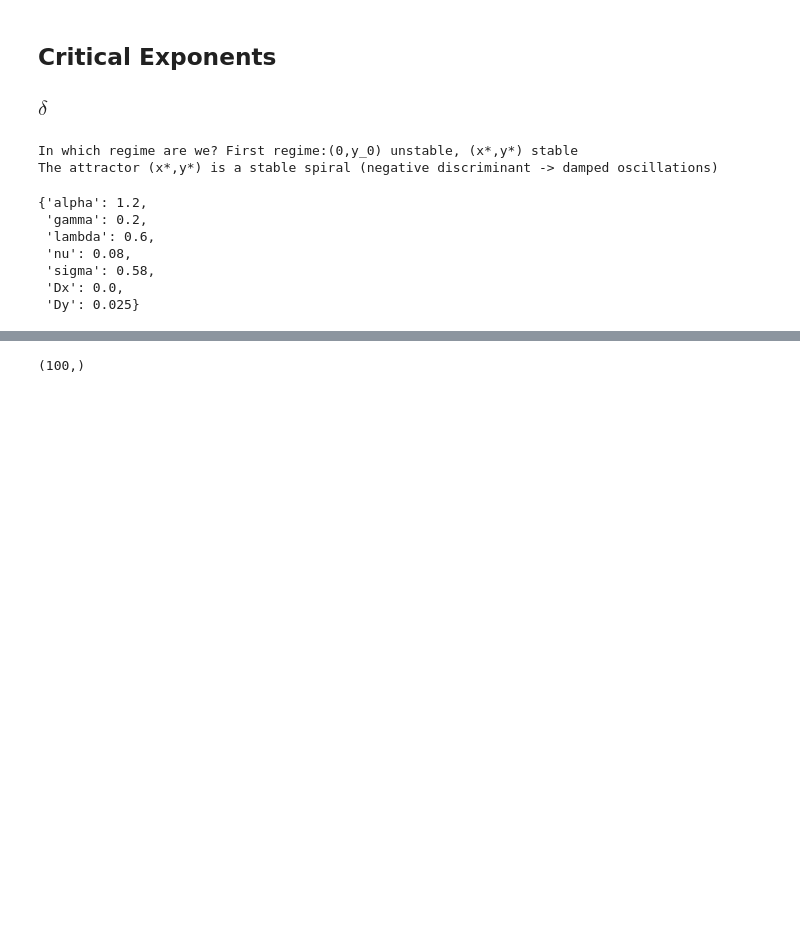
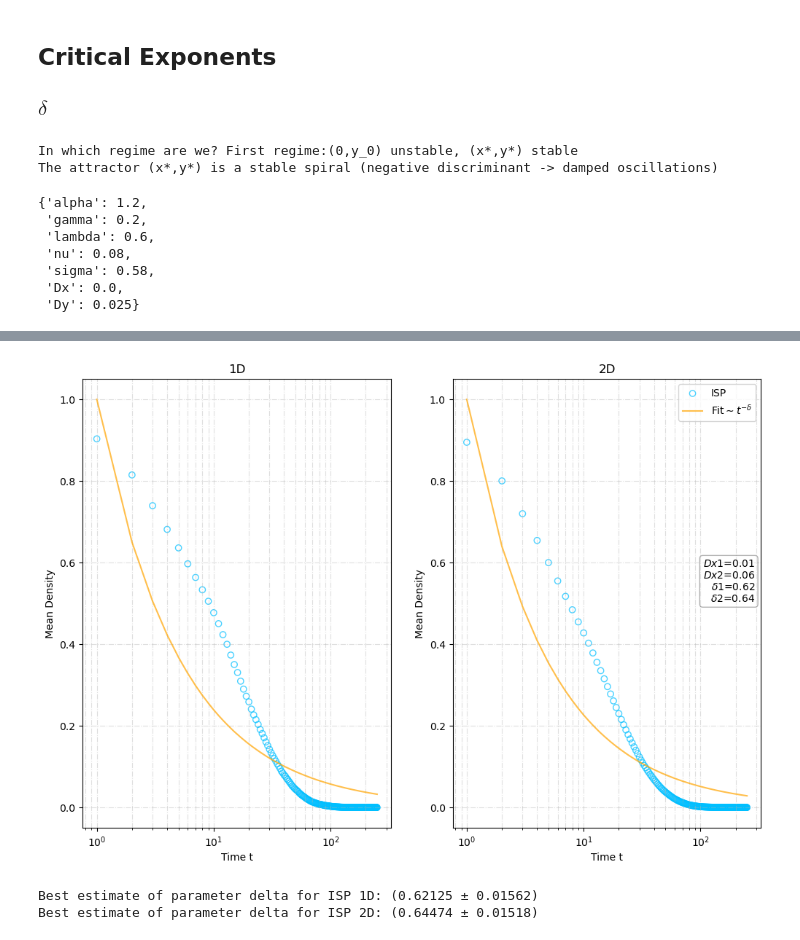
Before and after one commit to pietromalagoli/PCS, a Jupyter notebook: project.ipynb, the cells around one changed output, grey strips where cells are left out. Saved outputs shown, nothing was run; the diff lists cells and outputs as text; code cells hidden in the pictures; blank space fills up the shorter version.

Commit message:
Critical exponents evaluated, still to run and fix

```diff
--- a/project.ipynb
+++ b/project.ipynb
@@ -945,4 +902,67 @@ plt.show()
-# %%
-mean_density.shape
-# %% [output]
-(100,)
+# %%
+def Fdensity(x,delta):      # known scaling for the density of active sites
+    return x**(-delta)
+n_iter = 100     # number of iterations per set of parameters
+models = [m.lattice1,m.lattice2,m.lattice3]
+time_steps = 250
+max_workers = min(os.cpu_count() or 1,n_iter,8)
+
+dim = 1
+model = models[dim-1]
+local_par1 = par.copy()
+local_par1['Dx'] = 0.01341 # set the system at criticality
+N1 = 500
+args = [(N1,time_steps,local_par1,2)]*n_iter
+active_density_mat1 = np.zeros((n_iter,time_steps))
+with concurrent.futures.ProcessPoolExecutor(max_workers=max_workers) as exe:
+    for i,res in enumerate(exe.map(model,args)):
+        active_density_mat1[i,:] = res
+mean_density1 = np.mean(active_density_mat1,axis=0)
+
+dim = 2
+model = models[dim-1]
+local_par2 = par.copy()
+local_par2['Dx'] = 0.0576 # set the system at criticality
+N2 = 100
+args = [(N2,time_steps,local_par2,2)]*n_iter
+active_density_mat2 = np.zeros((n_iter,time_steps))
+with concurrent.futures.ProcessPoolExecutor(max_workers=max_workers) as exe:
+    for i,res in enumerate(exe.map(model,args)):
+        active_density_mat2[i,:] = res
+mean_density2 = np.mean(active_density_mat2,axis=0)
+# Fit
+best_delta1, best_cov1 = curve_fit(f=Fdensity,xdata=np.arange(1,time_steps+1),ydata=mean_density1,p0=0.24,maxfev=1000) # parameter initial guess
+best_delta2, best_cov2 = curve_fit(f=Fdensity,xdata=np.arange(1,time_steps+1),ydata=mean_density2,p0=0.44,maxfev=1000) # comes from the paper
+best_error1 = np.sqrt(np.diag(best_cov1))   # compute standard deviation from covariance
+best_error2 = np.sqrt(np.diag(best_cov2))
+
+fig, ax = plt.subplots(1,2,figsize=(12,8))
+ax[0].scatter(np.arange(1,time_steps+1),mean_density1,alpha=0.7,facecolors='none', edgecolors='deepskyblue',label='ISP')
+ax[0].plot(np.arange(1,time_steps+1),Fdensity(np.arange(1,time_steps+1),best_delta1),c='orange',label=r'$Fit as t^{-\delta}$',alpha=0.7)
+ax[0].set_xlabel('Time t')
+ax[0].set_ylabel('Mean Density')
+ax[0].set_xscale('log')
+ax[0].set_title('1D')
+ax[0].grid(True,which='both',alpha=0.4,linestyle='-.')
+#m.add_par_box({'N': N1, 'time_steps': time_steps, r'$D^{c}_{x}$':local_par1['Dx'], r'$\delta$':best_delta1})
+
+ax[1].scatter(np.arange(1,time_steps+1),mean_density2,alpha=0.7,facecolors='none', edgecolors='deepskyblue',label='ISP')
+ax[1].plot(np.arange(1,time_steps+1),Fdensity(np.arange(1,time_steps+1),best_delta2),c='orange',label=r'$\text{Fit} \sim t^{-\delta}$',alpha=0.7)
+ax[1].set_xlabel('Time t')
+ax[1].set_ylabel('Mean Density')
+ax[1].set_xscale('log')
+ax[1].set_title('2D')
+ax[1].grid(True,which='both',alpha=0.4,linestyle='-.')
+m.add_par_box({r'$Dx2$':local_par2['Dx'], r'$\delta2$':best_delta2,
+               r'$Dx1$':local_par1['Dx'], r'$\delta1$':best_delta1})
+
+plt.savefig('plots/delta.png')
+plt.legend(loc='upper right')
+plt.show()
+
+print(f"Best estimate of parameter delta for ISP 1D: ({float(best_delta1):.5f} ± {float(best_error1):.5f})")
+print(f"Best estimate of parameter delta for ISP 2D: ({float(best_delta2):.5f} ± {float(best_error2):.5f})")
+# %% [output]
+[figure, added]
+Best estimate of parameter delta for ISP 1D: (0.62125 ± 0.01562)
+Best estimate of parameter delta for ISP 2D: (0.64474 ± 0.01518)
```
Also changed, not shown: parts of 17 cells of this notebook, 10 other files.
